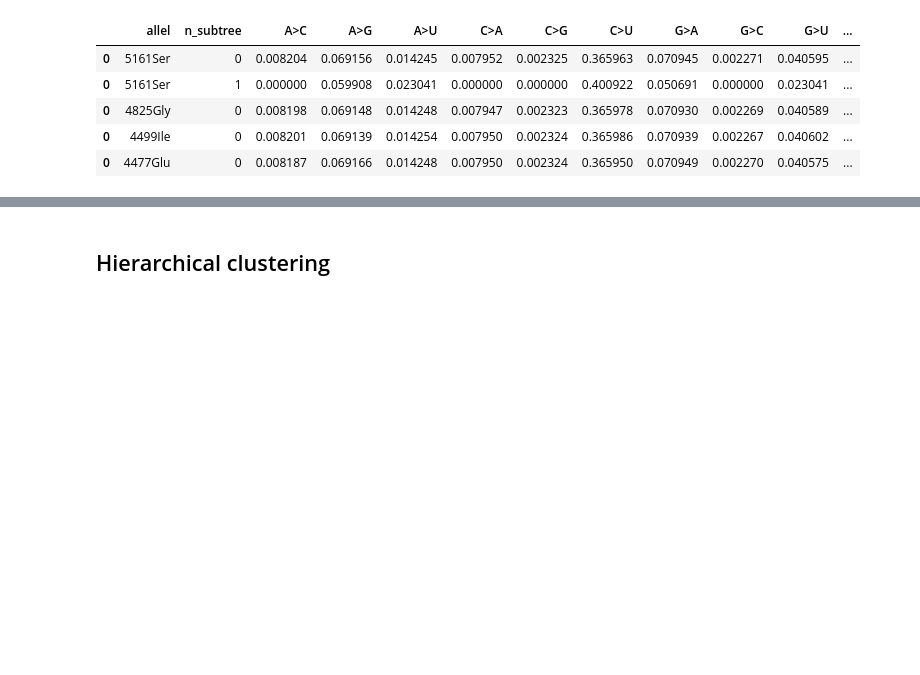
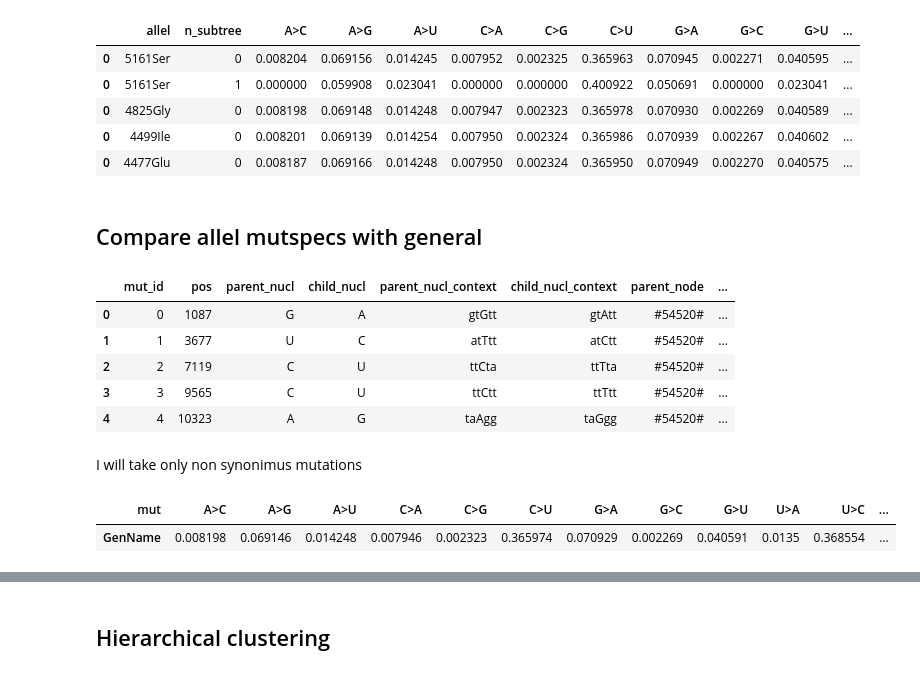
Before and after one commit to VoronkaAlexandr/Sars_Cov_2_MutSpec, a Jupyter notebook: Sars_Cov_2/cod/clustering_mutspec.ipynb, the cells around one changed output, grey strips where cells are left out. Drawn from its saved outputs; the diff is of its cells as text; code cells hidden in the pictures; blank space fills up the shorter version.

```diff
--- a/Sars_Cov_2/cod/clustering_mutspec.ipynb
+++ b/Sars_Cov_2/cod/clustering_mutspec.ipynb
@@ -24,3 +25,16 @@ mut_alleles.head()
 | 0 | 4477Glu | 0 | 0.008187 | 0.069166 | 0.014248 | 0.007950 | 0.002324 | 0.365950 | 0.070949 | 0.002270 | 0.040575 | ... |
 # %%
 mut_alleles['al_stnum'] = mut_alleles['allel'].astype(str) + '_' + mut_alleles['n_subtree'].astype(str)
+# %% [markdown]
+## Compare allel mutspecs with general
+# %%
+mut_general = pd.read_csv('../data/u_mutation_dists.filtered.csv', index_col=0)
+# %%
+mut_general.head()
+# %% [output]
+|  | mut_id | pos | parent_nucl | child_nucl | parent_nucl_context | child_nucl_context | parent_node | ... |
+| 0 | 0 | 1087 | G | A | gtGtt | gtAtt | #54520# | ... |
+| 1 | 1 | 3677 | U | C | atTtt | atCtt | #54520# | ... |
+| 2 | 2 | 7119 | C | U | ttCta | ttTta | #54520# | ... |
+| 3 | 3 | 9565 | C | U | ttCtt | ttTtt | #54520# | ... |
+| 4 | 4 | 10323 | A | G | taAgg | taGgg | #54520# | ... |
@@ -26,0 +43,2 @@ mut_alleles['al_stnum'] = mut_alleles['allel'].astype(str) + '_' + mut_alleles['
+# %% [markdown]
+I will take only non synonimus mutations
@@ -26,0 +53,5 @@ mut_alleles['al_stnum'] = mut_alleles['allel'].astype(str) + '_' + mut_alleles['
+# %%
+general_mutspec
+# %% [output]
+| mut | A>C | A>G | A>U | C>A | C>G | C>U | G>A | G>C | G>U | U>A | U>C | ... |
+| GenName | 0.008198 | 0.069146 | 0.014248 | 0.007946 | 0.002323 | 0.365974 | 0.070929 | 0.002269 | 0.040591 | 0.0135 | 0.368554 | ... |
```
Also changed, not shown: parts of 18 cells of this notebook.
